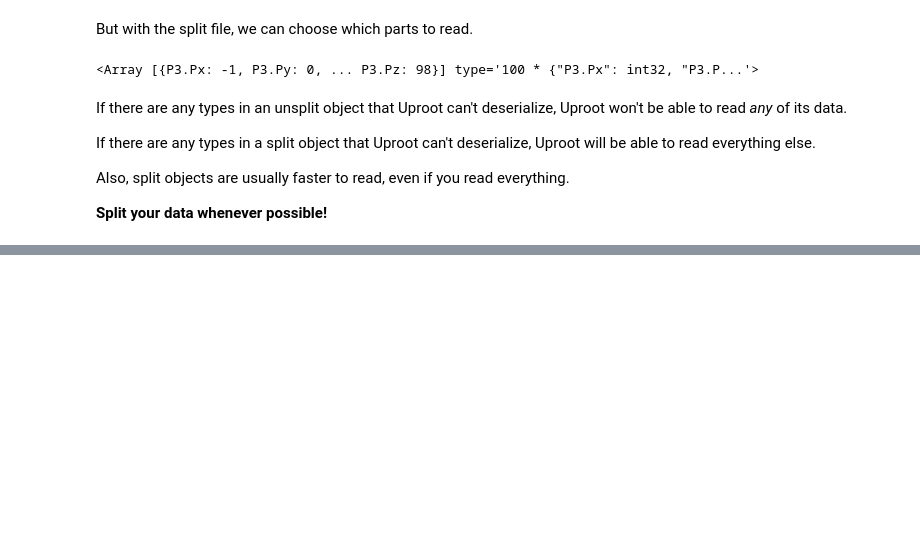
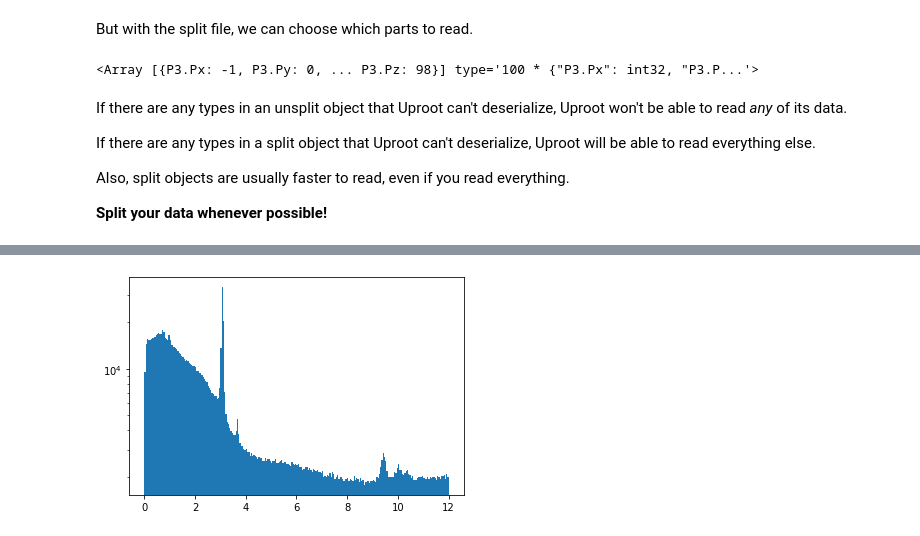
Before and after one commit to jpivarski-talks/2020-07-13-pyhep2020-tutorial, a Jupyter notebook: tutorial.ipynb, the cells around one changed output, grey strips where cells are left out. Drawn from its saved outputs; the diff is of its cells as text; code cells hidden in the pictures; blank space fills up the shorter version.

```diff
--- a/tutorial.ipynb
+++ b/tutorial.ipynb
@@ -844,0 +1038,5 @@ Also, split objects are usually faster to read, even if you read everything.
+# %%
+plt.hist(ak.flatten(masses), bins=240, range=(0, 12))
+plt.yscale("log")
+# %% [output]
+[figure, added]
```
Also changed, not shown: parts of 56 cells of this notebook, 4 other files.
